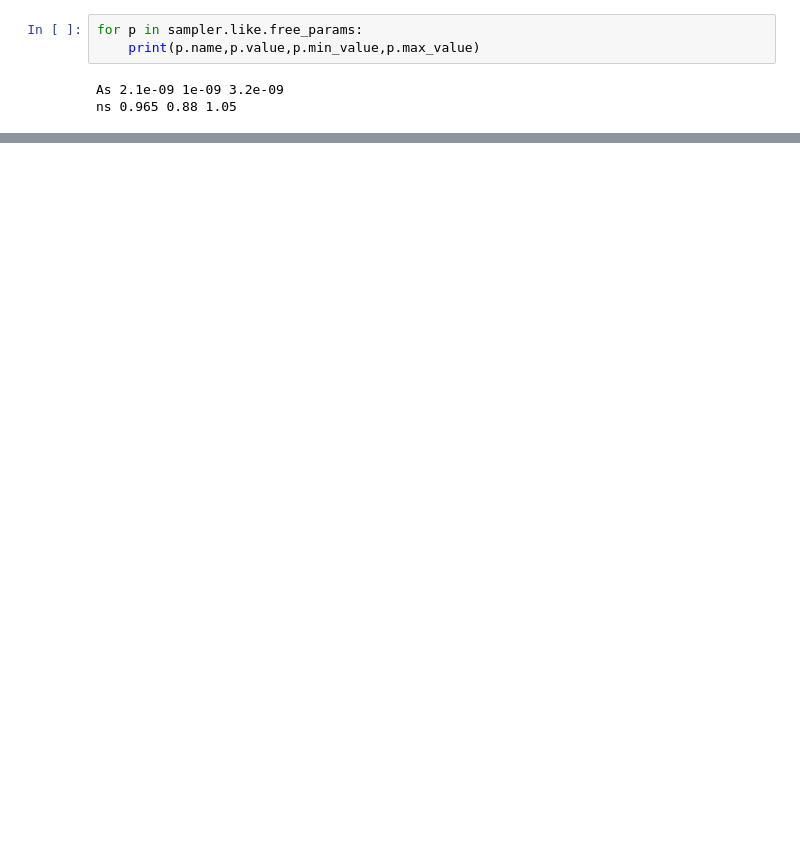
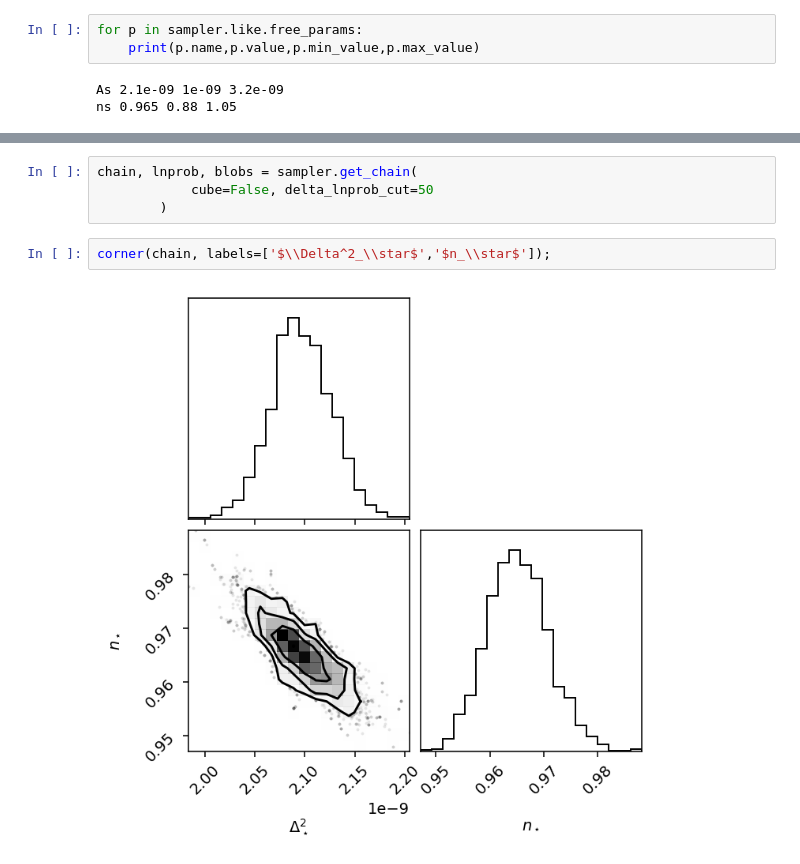
Before and after one commit to igmhub/cup1d, a Jupyter notebook: notebooks/likelihood/sample_mock.ipynb, the cells around one changed output, grey strips where cells are left out. Cells and saved outputs as stored; diff of their text form; blank space fills up the shorter version.

```diff
--- a/notebooks/likelihood/sample_mock.ipynb
+++ b/notebooks/likelihood/sample_mock.ipynb
@@ -132,0 +156,8 @@ sampler.plot_corner(plot_params=['$\\Delta^2_\\star$','$n_\\star$'],
+# %%
+chain, lnprob, blobs = sampler.get_chain(
+            cube=False, delta_lnprob_cut=50
+        )
+# %%
+corner(chain, labels=['$\\Delta^2_\\star$','$n_\\star$']);
+# %% [output]
+[figure, added]
```
Also changed, not shown: parts of 14 cells of this notebook, 16 other files.
